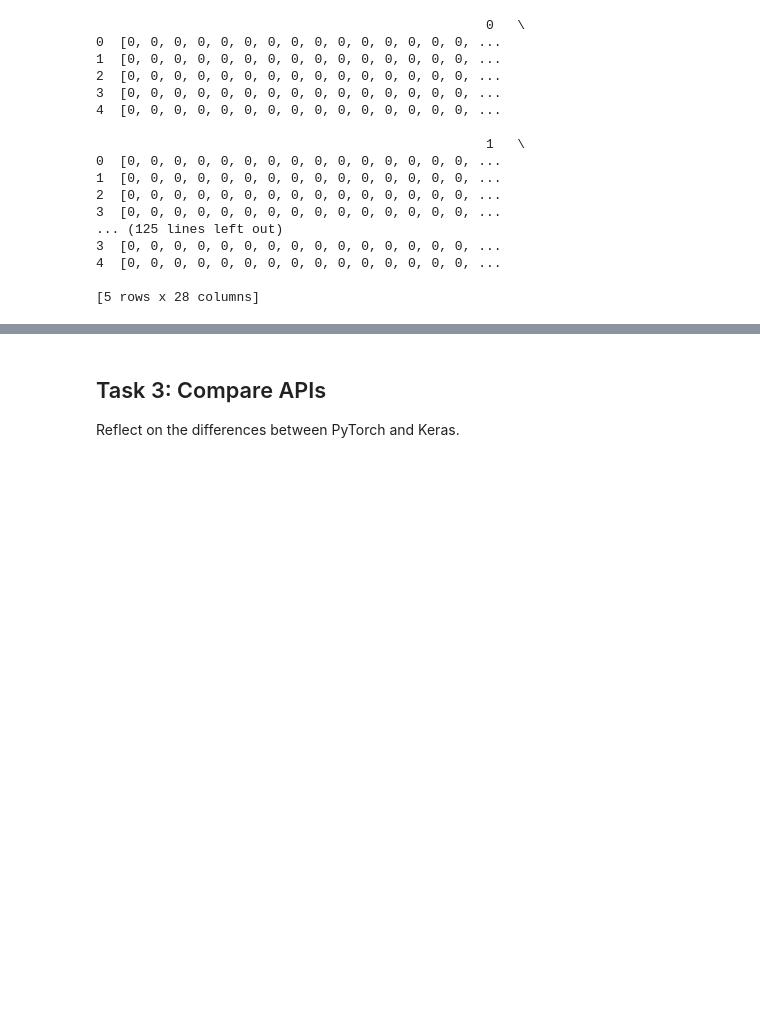
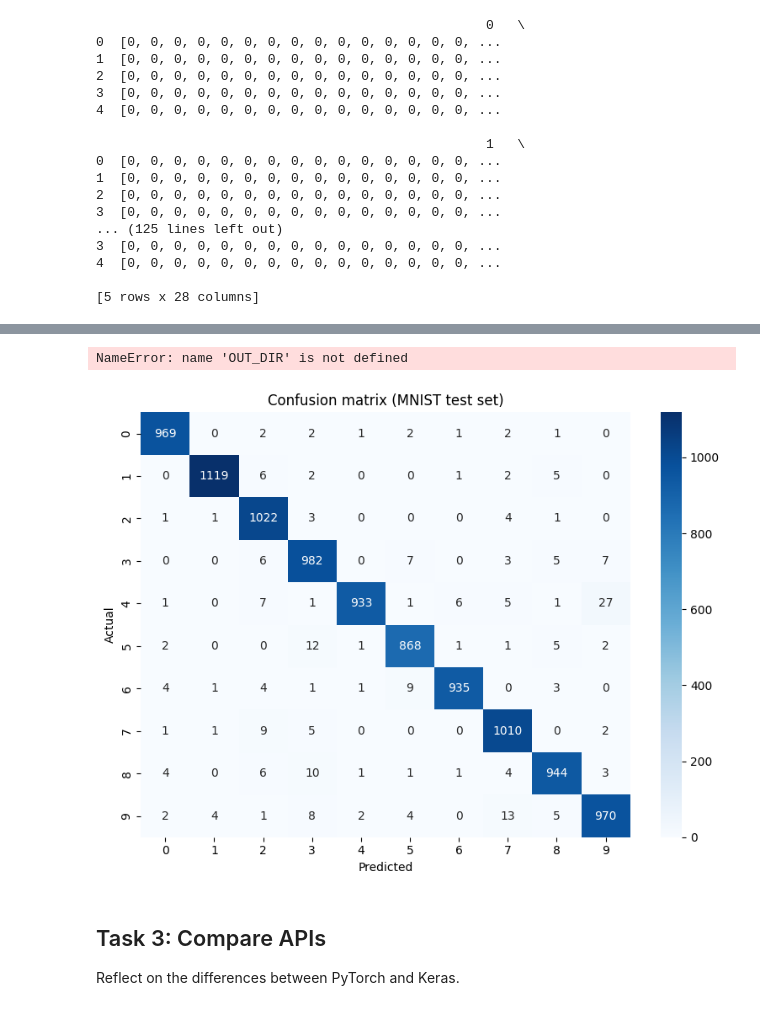
Before and after one commit to AndreasFurth/ML-Frameworks, a Jupyter notebook: L6/L6_assignment_CLASSROOM.ipynb, the cells around one changed output, grey strips where cells are left out. Cells and saved outputs as stored; diff of their text form; code cells hidden in the pictures; blank space fills up the shorter version.

```diff
--- a/L6/L6_assignment_CLASSROOM.ipynb
+++ b/L6/L6_assignment_CLASSROOM.ipynb
@@ -189,3 +313,21 @@ plt.tight_layout()
+# %%
+from sklearn.metrics import confusion_matrix
+import seaborn as sns
+
+# ----- Visualization AFTER: confusion matrix -----
+# preds already holds all test predictions
+cm = confusion_matrix(y_test_cpu.tolist(), preds_cpu.tolist())
+fig, ax = plt.subplots(figsize=(8, 6))
+sns.heatmap(cm, annot=True, fmt="d", cmap="Blues", ax=ax, xticklabels=range(10), yticklabels=range(10))
+ax.set_xlabel("Predicted")
+ax.set_ylabel("Actual")
+ax.set_title("Confusion matrix (MNIST test set)")
+plt.tight_layout()
+plt.savefig(OUT_DIR / "L6_confusion_matrix.png", dpi=120, bbox_inches="tight")
+plt.show()
+# %% [output]
+NameError: name 'OUT_DIR' is not defined
+[figure, added]
 # %% [markdown]
 ## Task 3: Compare APIs
 Reflect on the differences between PyTorch and Keras.
```
Also changed, not shown: parts of 7 cells of this notebook.
